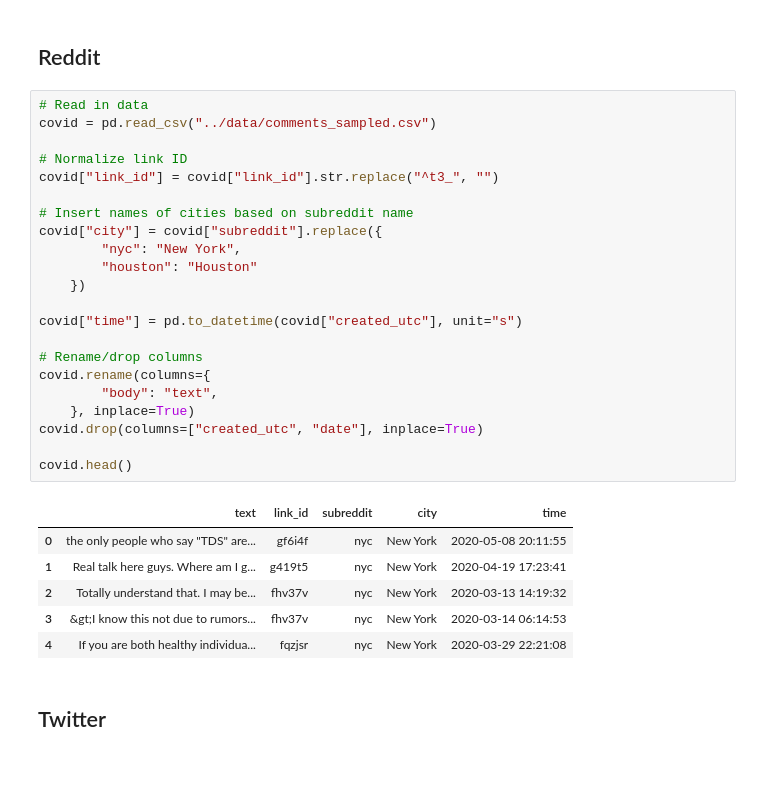
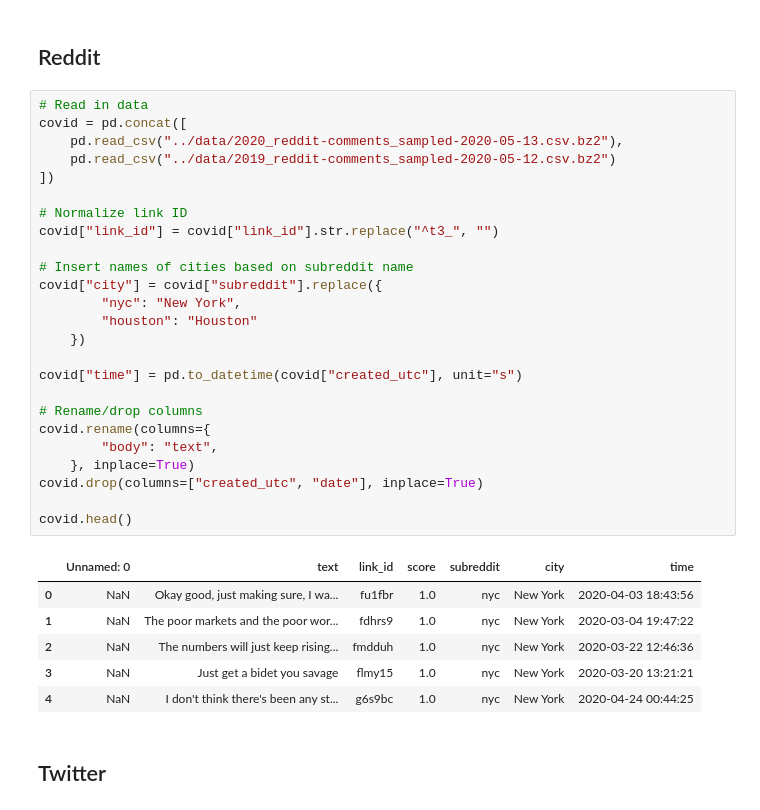
Before and after one commit to jgodin21/project_5, a Jupyter notebook: code/3-Analyze-sentiment.ipynb, the cells around one changed output. Saved outputs shown, nothing was run; the diff lists cells and outputs as text; blank space fills up the shorter version.

```diff
--- a/code/3-Analyze-sentiment.ipynb
+++ b/code/3-Analyze-sentiment.ipynb
@@ -44,33 +44,36 @@ events = {
 ## Reddit
 # %%
 # Read in data
-covid = pd.read_csv("../data/comments_sampled.csv")
+covid = pd.concat([
+    pd.read_csv("../data/2020_reddit-comments_sampled-2020-05-13.csv.bz2"),
+    pd.read_csv("../data/2019_reddit-comments_sampled-2020-05-12.csv.bz2")
+])
 
 # Normalize link ID
 covid["link_id"] = covid["link_id"].str.replace("^t3_", "")
 
 # Insert names of cities based on subreddit name
 covid["city"] = covid["subreddit"].replace({
         "nyc": "New York",
         "houston": "Houston"
     })
 
 covid["time"] = pd.to_datetime(covid["created_utc"], unit="s")
 
 # Rename/drop columns
 covid.rename(columns={
         "body": "text",
     }, inplace=True)
 covid.drop(columns=["created_utc", "date"], inplace=True)
 
 covid.head()
 # %% [output]
-|  | text | link_id | subreddit | city | time |
-| 0 | the only people who say "TDS" are... | gf6i4f | nyc | New York | 2020-05-08 20:11:55 |
-| 1 | Real talk here guys. Where am I g... | g419t5 | nyc | New York | 2020-04-19 17:23:41 |
-| 2 | Totally understand that. I may be... | fhv37v | nyc | New York | 2020-03-13 14:19:32 |
-| 3 | &gt;I know this not due to rumors... | fhv37v | nyc | New York | 2020-03-14 06:14:53 |
-| 4 | If you are both healthy individua... | fqzjsr | nyc | New York | 2020-03-29 22:21:08 |
+|  | Unnamed: 0 | text | link_id | score | subreddit | city | time |
+| 0 | NaN | Okay good, just making sure, I wa... | fu1fbr | 1.0 | nyc | New York | 2020-04-03 18:43:56 |
+| 1 | NaN | The poor markets and the poor wor... | fdhrs9 | 1.0 | nyc | New York | 2020-03-04 19:47:22 |
+| 2 | NaN | The numbers will just keep rising... | fmdduh | 1.0 | nyc | New York | 2020-03-22 12:46:36 |
+| 3 | NaN | Just get a bidet you savage | flmy15 | 1.0 | nyc | New York | 2020-03-20 13:21:21 |
+| 4 | NaN | I don't think there's been any st... | g6s9bc | 1.0 | nyc | New York | 2020-04-24 00:44:25 |
 # %% [markdown]
 ## Twitter
 # %%
```
Also changed, not shown: parts of 1 cell of this notebook, 3 other files.
